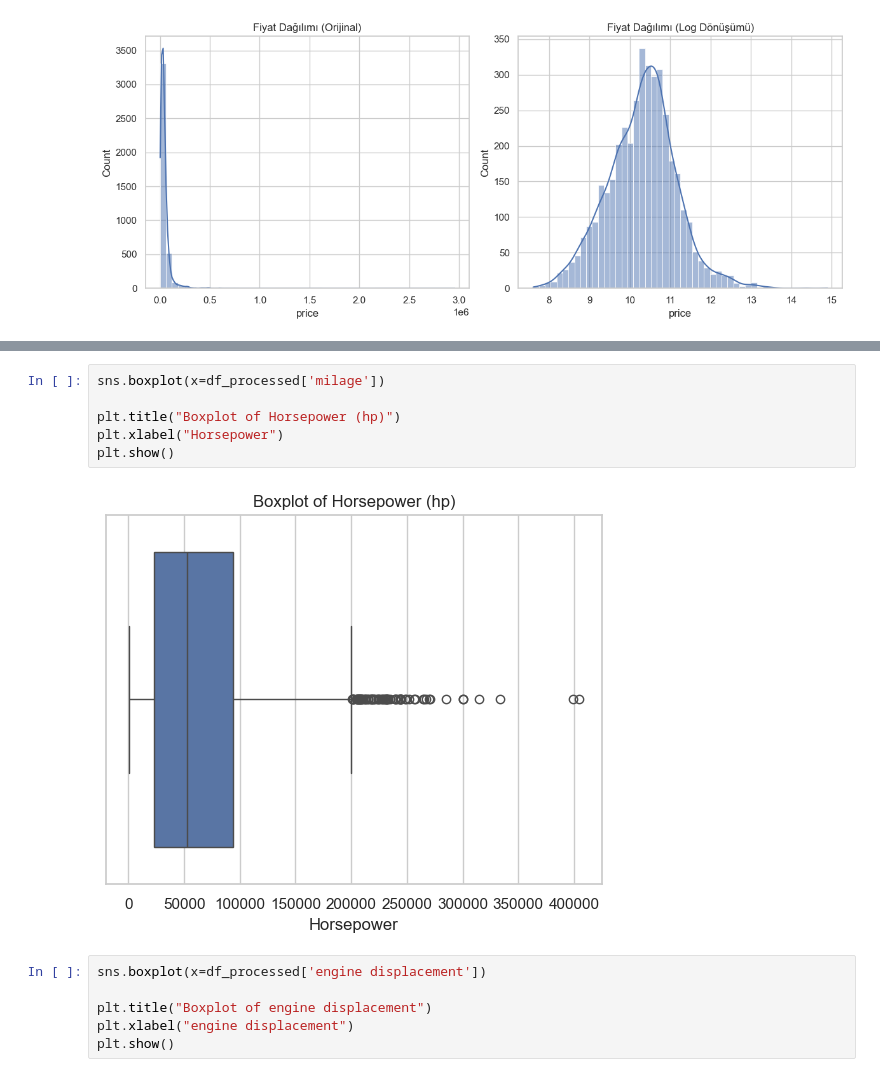
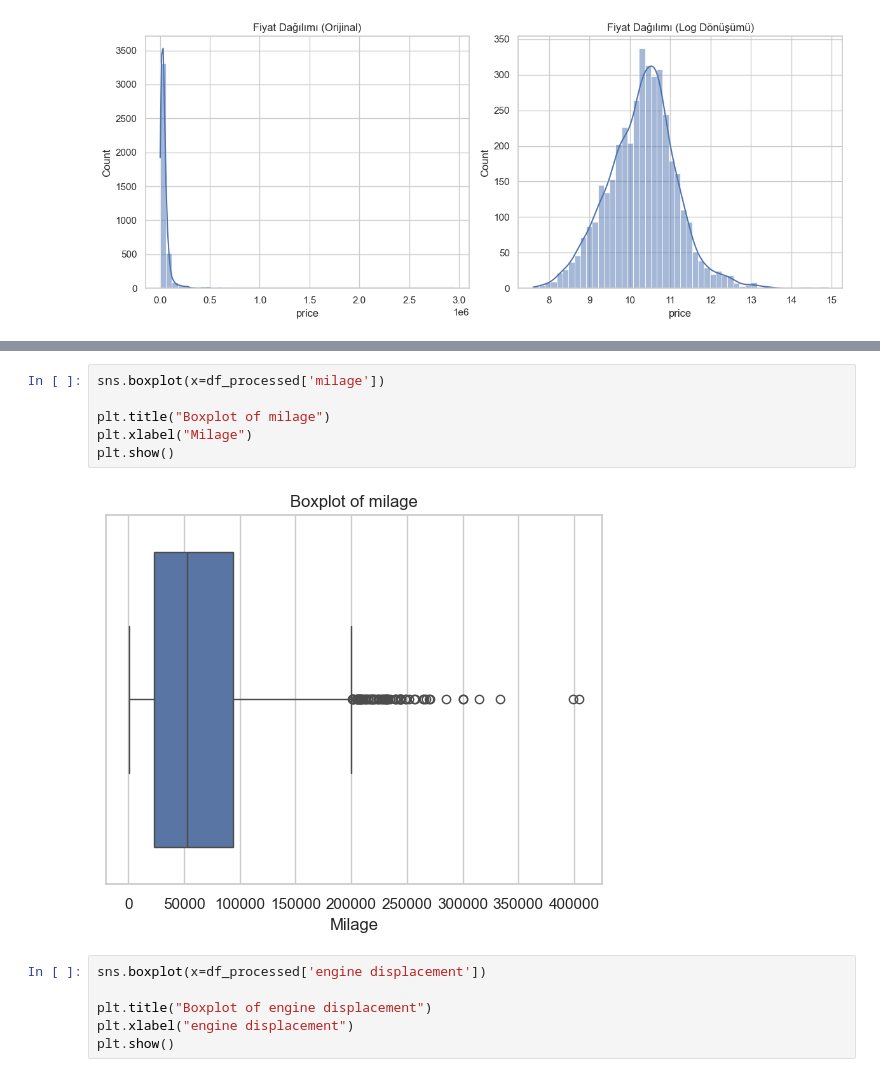
Before and after one commit to emirozger/car-price-prediction-ml, a Jupyter notebook: train.ipynb, the cells around one changed output, grey strips where cells are left out. Saved outputs shown, nothing was run; the diff lists cells and outputs as text.

```diff
--- a/train.ipynb
+++ b/train.ipynb
@@ -447,11 +448,11 @@ plt.show()
 # %%
 sns.boxplot(x=df_processed['milage'])
 
-plt.title("Boxplot of Horsepower (hp)")
-plt.xlabel("Horsepower")
+plt.title("Boxplot of milage")
+plt.xlabel("Milage")
 plt.show()
 # %% [output]
-[figure, old version]
+[figure, new version]
 # %%
 sns.boxplot(x=df_processed['engine displacement'])
 
```
Also changed, not shown: parts of 19 cells of this notebook.
